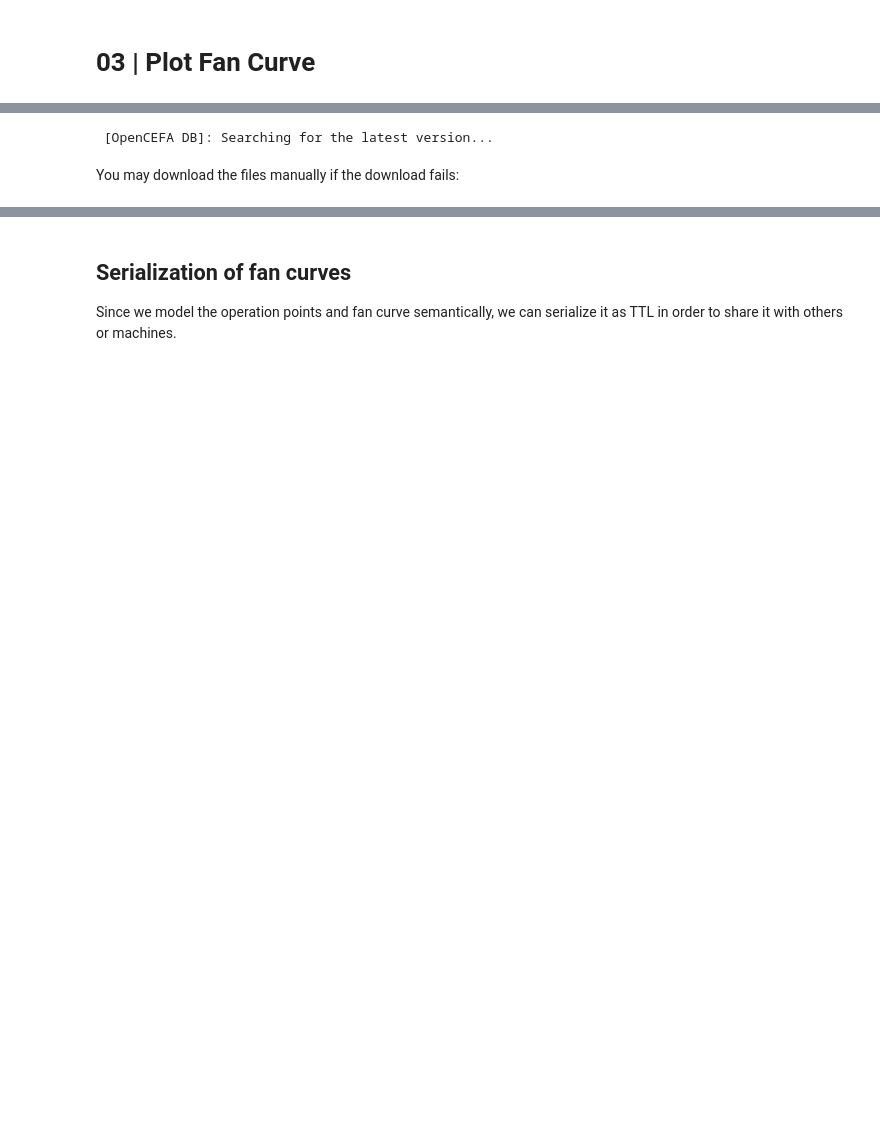
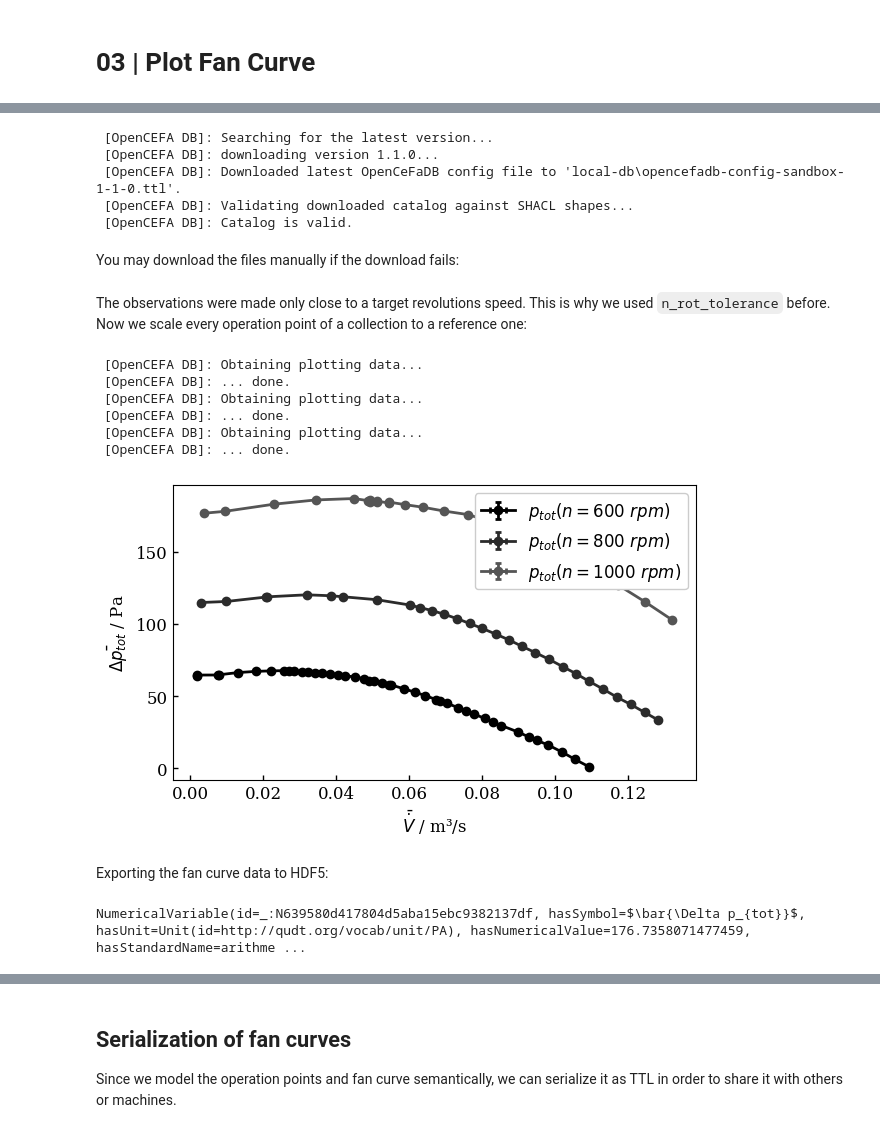
Before and after one commit to matthiasprobst/openCeFaDB, a Jupyter notebook: notebooks/03-work-with-operation-points.ipynb, the cells around one changed output, grey strips where cells are left out. Drawn from its saved outputs; the diff is of its cells as text; code cells hidden in the pictures; blank space fills up the shorter version.

```diff
--- a/notebooks/03-work-with-operation-points.ipynb
+++ b/notebooks/03-work-with-operation-points.ipynb
@@ -18,5 +9,5 @@ WORKING_DIR = "local-db"
 # %%
-USE_GRAPH_DB = False
+USE_GRAPH_DB = True
 
 if USE_GRAPH_DB:
     db = OpenCeFaDB.from_graphdb_setup(
@@ -35,13 +26,16 @@ else:
         version="latest",
         sandbox=True
     )
-
-# the first time we need also to download all metadata, upload the data and add the HDF infile index for faster queries:
-for ttl_filename in db.rdf_directory.rglob("*.ttl"):
-    db.rdf_store.upload_file(ttl_filename)
-db.add_hdf_infile_index()
+    # db.download_metadata()  # only needs to be done once
+    for ttl_filename in db.rdf_directory.rglob("*.ttl"):
+        db.rdf_store.upload_file(ttl_filename)
+    db.add_hdf_infile_index()
 # %% [output]
  [OpenCEFA DB]: Searching for the latest version...
+ [OpenCEFA DB]: downloading version 1.1.0...
+ [OpenCEFA DB]: Downloaded latest OpenCeFaDB config file to 'local-db\opencefadb-config-sandbox-1-1-0.ttl'.
+ [OpenCEFA DB]: Validating downloaded catalog against SHACL shapes...
+ [OpenCEFA DB]: Catalog is valid.
 # %% [markdown]
 You may download the files manually if the download fails:
 # %%
@@ -55,10 +49,12 @@ sn_mean_vfr = base + "derived_standard_name/arithmetic_mean_of_fan_volume_flow_r
 operating_point_standard_names = {
     sn_mean_dp_stat,
     sn_mean_dp_tot,
-    sn_mean_vfr
+    sn_mean_vfr,
+    sn_mean_nrot
 }
 # %%
-rotation_speeds = [600, 800, 1000, 1200, 1400]
+rotation_speeds = [600, 800, 1000]
+
 observation_clusters = []
 for rs in rotation_speeds:
     observations = db.get_operating_point_observations(
@@ -79,24 +75,52 @@ fan_curves = [
         observations=observations
     ) for observations in observation_clusters
 ]
+# %% [markdown]
+The observations were made only close to a target revolutions speed. This is why we used `n_rot_tolerance` before. Now we scale every operation point of a collection to a reference one:
+# %%
+from ssnolib.m4i import NumericalVariable
+from ontolutils.namespacelib import QUDT_KIND, QUDT_UNIT
+
+def get_scale_n_rot(n_rpm):
+    return NumericalVariable(
+            has_numerical_value=n_rpm,
+            has_unit=QUDT_UNIT.REV_PER_MIN,
+            has_kind_of_quantity=QUDT_KIND.RotationalVelocity,
+            has_standard_name=sn_mean_nrot
+        )
+
+fan_curves_scaled = [
+    fc.scale(get_scale_n_rot(n)) for n, fc in zip(rotation_speeds, fan_curves) if len(fc) != 0
+]
 # %%
 with plotting.SingleAxis(
         scale=1.0,
-        filename="test_fan_curve.svg",
+        filename="fan_curve_600_800_1000.svg",
 ) as dax:
-    for fc in fan_curves:
+    for fc in fan_curves_scaled:
+        _n = fc.get_result_by_standard_name(iri=sn_mean_nrot)[0].hasNumericalVariable.hasNumericalValue
         fc.errorbar(
             x="arithmetic_mean_of_fan_volume_flow_rate",
             # y="arithmetic_mean_of_difference_of_static_pressure_between_fan_outlet_and_fan_inlet",
             y="arithmetic_mean_of_difference_of_total_pressure_between_fan_outlet_and_fan_inlet",
             xlabel=None,
             ylabel=None,
-            label="$p_{tot} (n=600 rpm)$",
+            label=f"$p_{{tot}} (n={_n}~rpm)$",
             marker=".",
             linestyle='-',
             ax=dax.ax,
             raise_on_no_data_points=False,
             verbose=True
         )
-    # plt.legend()
+    plt.legend()
     plt.tight_layout()
+# %% [output]
+ [OpenCEFA DB]: Obtaining plotting data...
+ [OpenCEFA DB]: ... done.
+ [OpenCEFA DB]: Obtaining plotting data...
+ [OpenCEFA DB]: ... done.
+ [OpenCEFA DB]: Obtaining plotting data...
+ [OpenCEFA DB]: ... done.
+[figure, added]
+# %% [markdown]
+Exporting the fan curve data to HDF5:
@@ -102,0 +134,4 @@ with plotting.SingleAxis(
+# %%
+fan_curves_scaled[-1].collection.hasMember[0].hasResult[0].hasNumericalVariable
+# %% [output]
+NumericalVariable(id=_:N639580d417804d5aba15ebc9382137df, hasSymbol=$\bar{\Delta p_{tot}}$, hasUnit=Unit(id=http://qudt.org/vocab/unit/PA), hasNumericalValue=176.7358071477459, hasStandardName=arithme ...
```
Also changed, not shown: parts of 15 cells of this notebook, 19 other files.
